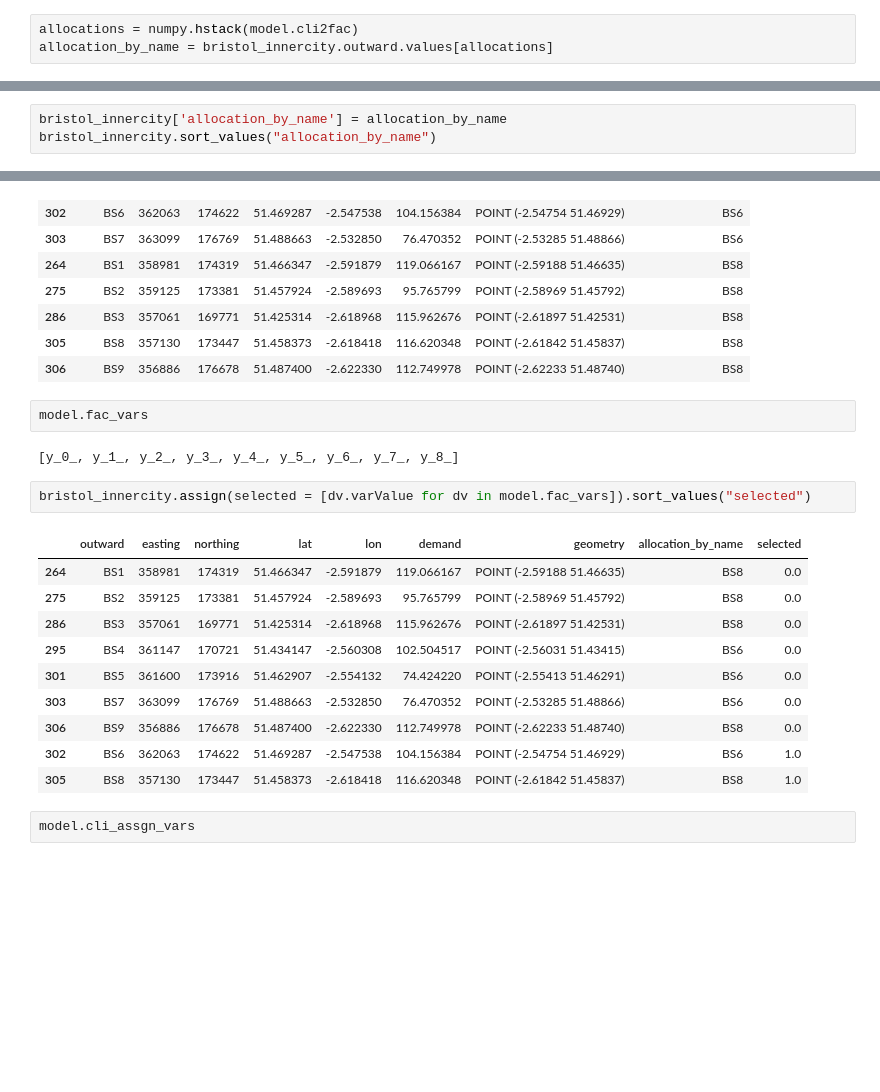
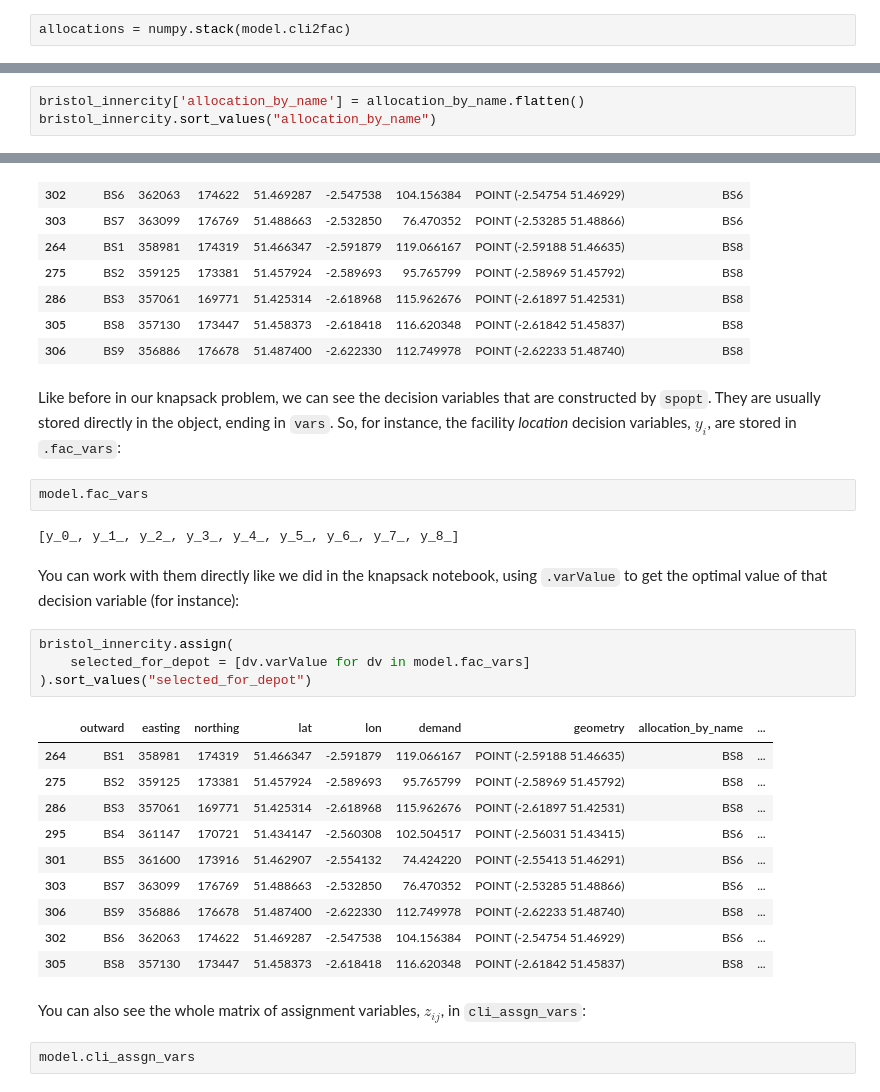
Before and after one commit to ljwolf/agile-2023-spatialopt, a Jupyter notebook: 01-median.ipynb, the cells around one changed output, grey strips where cells are left out. Drawn from its saved outputs; the diff is of its cells as text; blank space fills up the shorter version.

Commit message:
finalize text of median notebook

```diff
--- a/01-median.ipynb
+++ b/01-median.ipynb
@@ -211,3 +228,2 @@ array([7, 7, 7, 5, 5, 5, 5, 7, 7])
 # %%
-allocations = numpy.hstack(model.cli2fac)
-allocation_by_name = bristol_innercity.outward.values[allocations]
+allocations = numpy.stack(model.cli2fac)
@@ -214,5 +236,5 @@ allocation_by_name = bristol_innercity.outward.values[allocations]
 # %%
-bristol_innercity['allocation_by_name'] = allocation_by_name
+bristol_innercity['allocation_by_name'] = allocation_by_name.flatten()
 bristol_innercity.sort_values("allocation_by_name")
 # %% [output]
 |  | outward | easting | northing | lat | lon | demand | geometry | allocation_by_name |
@@ -225,23 +247,31 @@ bristol_innercity.sort_values("allocation_by_name")
 | 286 | BS3 | 357061 | 169771 | 51.425314 | -2.618968 | 115.962676 | POINT (-2.61897 51.42531) | BS8 |
 | 305 | BS8 | 357130 | 173447 | 51.458373 | -2.618418 | 116.620348 | POINT (-2.61842 51.45837) | BS8 |
 | 306 | BS9 | 356886 | 176678 | 51.487400 | -2.622330 | 112.749978 | POINT (-2.62233 51.48740) | BS8 |
+# %% [markdown]
+Like before in our knapsack problem, we can see the decision variables that are constructed by `spopt`. They are usually stored directly in the object, ending in `vars`. So, for instance, the facility *location* decision variables, $y_i$, are stored in `.fac_vars`:
 # %%
 model.fac_vars
 # %% [output]
 [y_0_, y_1_, y_2_, y_3_, y_4_, y_5_, y_6_, y_7_, y_8_]
+# %% [markdown]
+You can work with them directly like we did in the knapsack notebook, using `.varValue` to get the optimal value of that decision variable (for instance):
 # %%
-bristol_innercity.assign(selected = [dv.varValue for dv in model.fac_vars]).sort_values("selected")
+bristol_innercity.assign(
+    selected_for_depot = [dv.varValue for dv in model.fac_vars]
+).sort_values("selected_for_depot")
 # %% [output]
-|  | outward | easting | northing | lat | lon | demand | geometry | allocation_by_name | selected |
-| 264 | BS1 | 358981 | 174319 | 51.466347 | -2.591879 | 119.066167 | POINT (-2.59188 51.46635) | BS8 | 0.0 |
-| 275 | BS2 | 359125 | 173381 | 51.457924 | -2.589693 | 95.765799 | POINT (-2.58969 51.45792) | BS8 | 0.0 |
-| 286 | BS3 | 357061 | 169771 | 51.425314 | -2.618968 | 115.962676 | POINT (-2.61897 51.42531) | BS8 | 0.0 |
-| 295 | BS4 | 361147 | 170721 | 51.434147 | -2.560308 | 102.504517 | POINT (-2.56031 51.43415) | BS6 | 0.0 |
-| 301 | BS5 | 361600 | 173916 | 51.462907 | -2.554132 | 74.424220 | POINT (-2.55413 51.46291) | BS6 | 0.0 |
-| 303 | BS7 | 363099 | 176769 | 51.488663 | -2.532850 | 76.470352 | POINT (-2.53285 51.48866) | BS6 | 0.0 |
-| 306 | BS9 | 356886 | 176678 | 51.487400 | -2.622330 | 112.749978 | POINT (-2.62233 51.48740) | BS8 | 0.0 |
-| 302 | BS6 | 362063 | 174622 | 51.469287 | -2.547538 | 104.156384 | POINT (-2.54754 51.46929) | BS6 | 1.0 |
-| 305 | BS8 | 357130 | 173447 | 51.458373 | -2.618418 | 116.620348 | POINT (-2.61842 51.45837) | BS8 | 1.0 |
+|  | outward | easting | northing | lat | lon | demand | geometry | allocation_by_name | ... |
+| 264 | BS1 | 358981 | 174319 | 51.466347 | -2.591879 | 119.066167 | POINT (-2.59188 51.46635) | BS8 | ... |
+| 275 | BS2 | 359125 | 173381 | 51.457924 | -2.589693 | 95.765799 | POINT (-2.58969 51.45792) | BS8 | ... |
+| 286 | BS3 | 357061 | 169771 | 51.425314 | -2.618968 | 115.962676 | POINT (-2.61897 51.42531) | BS8 | ... |
+| 295 | BS4 | 361147 | 170721 | 51.434147 | -2.560308 | 102.504517 | POINT (-2.56031 51.43415) | BS6 | ... |
+| 301 | BS5 | 361600 | 173916 | 51.462907 | -2.554132 | 74.424220 | POINT (-2.55413 51.46291) | BS6 | ... |
+| 303 | BS7 | 363099 | 176769 | 51.488663 | -2.532850 | 76.470352 | POINT (-2.53285 51.48866) | BS6 | ... |
+| 306 | BS9 | 356886 | 176678 | 51.487400 | -2.622330 | 112.749978 | POINT (-2.62233 51.48740) | BS8 | ... |
+| 302 | BS6 | 362063 | 174622 | 51.469287 | -2.547538 | 104.156384 | POINT (-2.54754 51.46929) | BS6 | ... |
+| 305 | BS8 | 357130 | 173447 | 51.458373 | -2.618418 | 116.620348 | POINT (-2.61842 51.45837) | BS8 | ... |
+# %% [markdown]
+You can also see the whole matrix of assignment variables, $z_{ij}$, in `cli_assgn_vars`:
 # %%
 model.cli_assgn_vars
 # %% [output]
```
Also changed, not shown: parts of 16 cells of this notebook.
